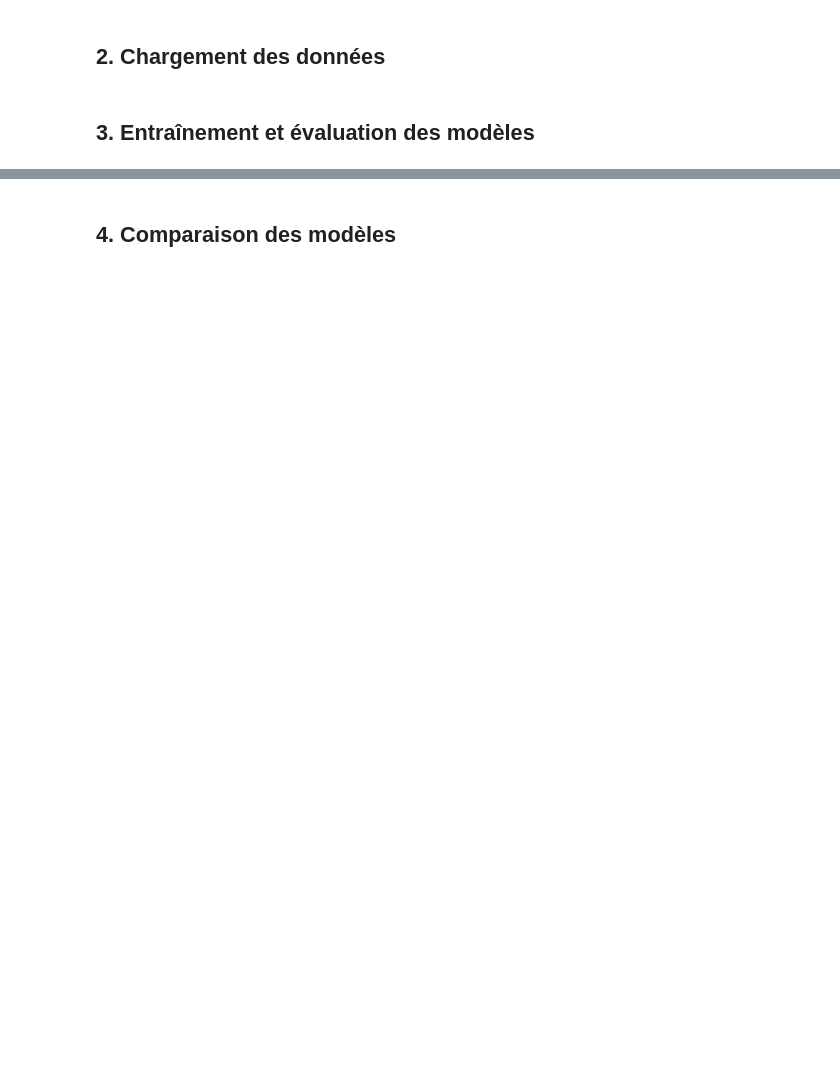
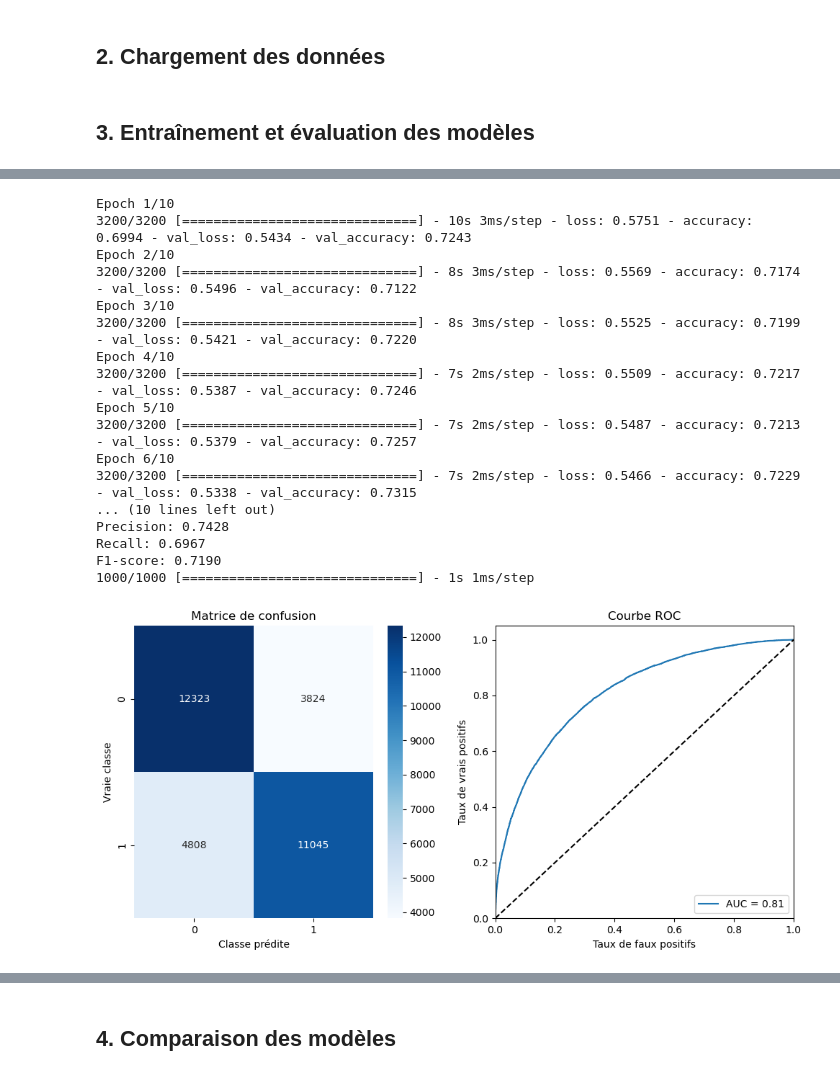
Before and after one commit to mehdimunim/OC7, a Jupyter notebook: notebooks/03_Mehdi_MUNIM_modelisation.ipynb, the cells around one changed output, grey strips where cells are left out. Saved outputs shown, nothing was run; the diff lists cells and outputs as text; code cells hidden in the pictures; blank space fills up the shorter version.

```diff
--- a/notebooks/03_Mehdi_MUNIM_modelisation.ipynb
+++ b/notebooks/03_Mehdi_MUNIM_modelisation.ipynb
@@ -55,12 +64,31 @@ evaluation.evaluer_modele(model_lr, X_test_tfidf, y_test)
 # %%
 #@title 3.2 Entraînement et évaluation du modèle MLP
 
 # Créer et entraîner le modèle MLP
-model_mlp = model.create_mlp_model(input_shape=(X_train_tfidf.shape[1],))
-model_mlp.fit(X_train_tfidf, y_train, epochs=10, batch_size=32, validation_split=0.2)
+model_mlp = model.create_mlp_model(input_shape=(X_train_w2v.shape[1],))
+model_mlp.fit(X_train_w2v, y_train, epochs=10, batch_size=32, validation_split=0.2)
 
 # Évaluer le modèle
-evaluation.evaluer_modele(model_mlp, X_test_tfidf, y_test)
+evaluation.evaluer_modele(model_mlp, X_test_w2v, y_test)
+# %% [output]
+Epoch 1/10
+3200/3200 [==============================] - 10s 3ms/step - loss: 0.5751 - accuracy: 0.6994 - val_loss: 0.5434 - val_accuracy: 0.7243
+Epoch 2/10
+3200/3200 [==============================] - 8s 3ms/step - loss: 0.5569 - accuracy: 0.7174 - val_loss: 0.5496 - val_accuracy: 0.7122
+Epoch 3/10
+3200/3200 [==============================] - 8s 3ms/step - loss: 0.5525 - accuracy: 0.7199 - val_loss: 0.5421 - val_accuracy: 0.7220
+Epoch 4/10
+3200/3200 [==============================] - 7s 2ms/step - loss: 0.5509 - accuracy: 0.7217 - val_loss: 0.5387 - val_accuracy: 0.7246
+Epoch 5/10
+3200/3200 [==============================] - 7s 2ms/step - loss: 0.5487 - accuracy: 0.7213 - val_loss: 0.5379 - val_accuracy: 0.7257
+Epoch 6/10
+3200/3200 [==============================] - 7s 2ms/step - loss: 0.5466 - accuracy: 0.7229 - val_loss: 0.5338 - val_accuracy: 0.7315
+... (10 lines left out)
+Precision: 0.7428
+Recall: 0.6967
+F1-score: 0.7190
+1000/1000 [==============================] - 1s 1ms/step
+[figure, added]
 # %%
 #@title 3.3 Entraînement et évaluation du modèle CNN
 
```
Also changed, not shown: parts of 5 cells of this notebook, 5 other files.
